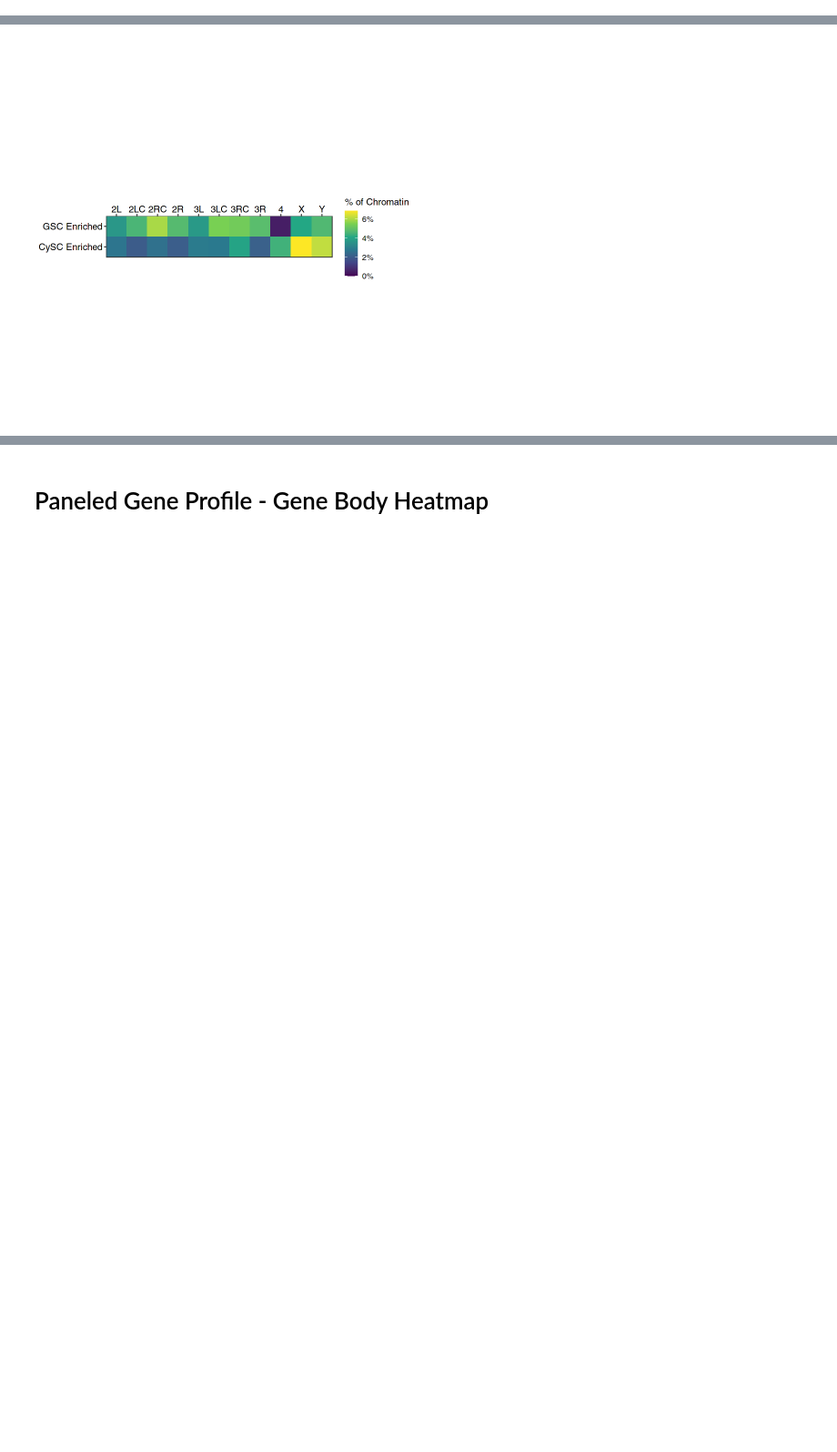
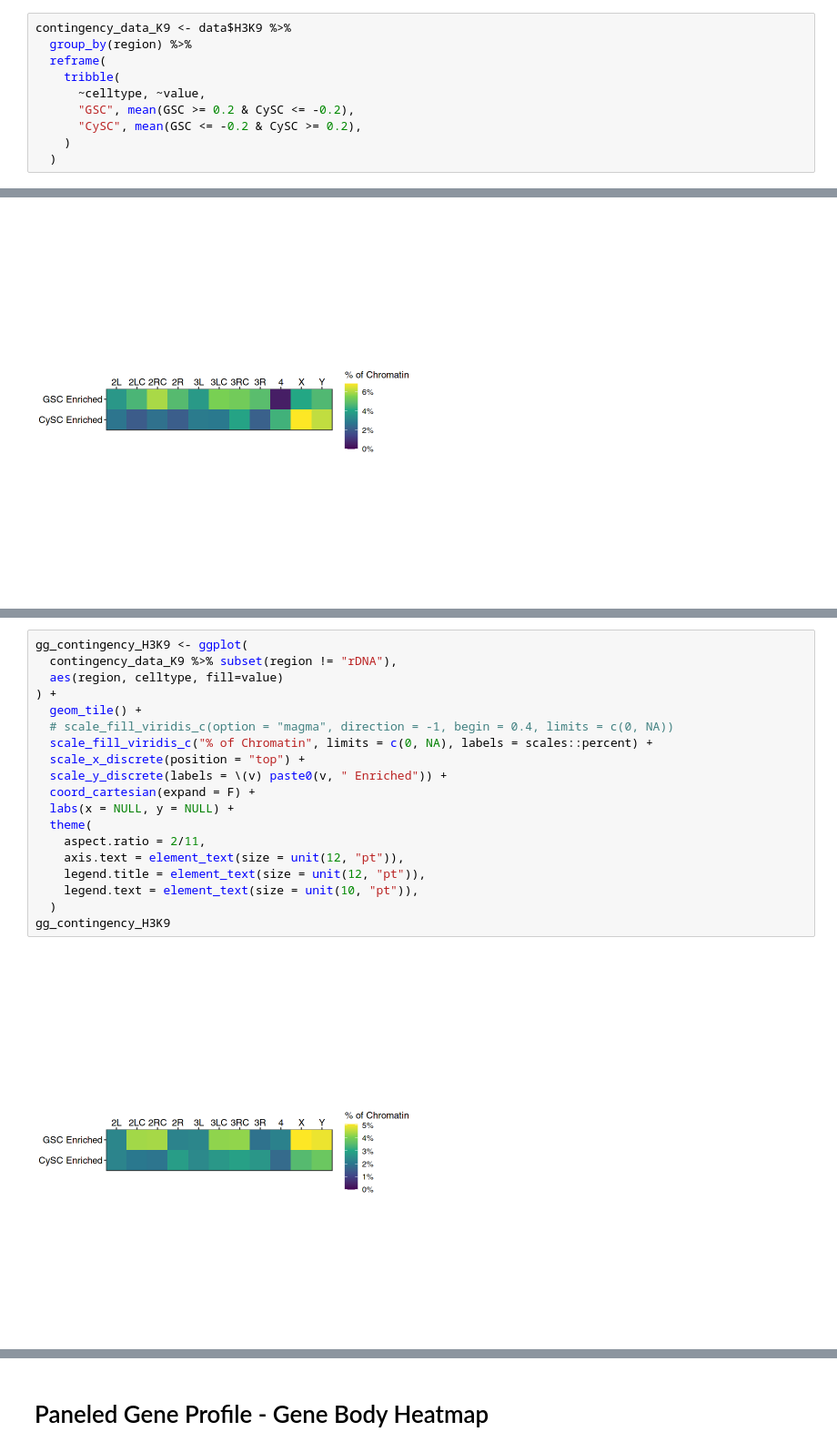
Before and after one commit to ringw/Upd-Germline-Genomics, a Jupyter notebook: illustrations/HistoneCodeRelativeEnrichment.ipynb, the cells around one changed output, grey strips where cells are left out. Shown at 91% size. Drawn from its saved outputs; the diff is of its cells as text; blank space fills up the shorter version.

```diff
--- a/illustrations/HistoneCodeRelativeEnrichment.ipynb
+++ b/illustrations/HistoneCodeRelativeEnrichment.ipynb
@@ -897,6 +853,16 @@ contingency_data_K27 <- data$H3K27 %>%
       "CySC", mean(GSC <= -0.2 & CySC >= 0.2),
     )
   )
+# %%
+contingency_data_K9 <- data$H3K9 %>%
+  group_by(region) %>%
+  reframe(
+    tribble(
+      ~celltype, ~value,
+      "GSC", mean(GSC >= 0.2 & CySC <= -0.2),
+      "CySC", mean(GSC <= -0.2 & CySC >= 0.2),
+    )
+  )
 # %%
 print(
   chromatin_L2FC_K4 <-
@@ -1186,0 +1173,21 @@ print(gg_association_H3K27)
+# %%
+gg_contingency_H3K9 <- ggplot(
+  contingency_data_K9 %>% subset(region != "rDNA"),
+  aes(region, celltype, fill=value)
+) +
+  geom_tile() +
+  # scale_fill_viridis_c(option = "magma", direction = -1, begin = 0.4, limits = c(0, NA))
+  scale_fill_viridis_c("% of Chromatin", limits = c(0, NA), labels = scales::percent) +
+  scale_x_discrete(position = "top") +
+  scale_y_discrete(labels = \(v) paste0(v, " Enriched")) +
+  coord_cartesian(expand = F) +
+  labs(x = NULL, y = NULL) +
+  theme(
+    aspect.ratio = 2/11,
+    axis.text = element_text(size = unit(12, "pt")),
+    legend.title = element_text(size = unit(12, "pt")),
+    legend.text = element_text(size = unit(10, "pt")),
+  )
+gg_contingency_H3K9
+# %% [output]
+[figure, added]
```
Also changed, not shown: parts of 16 cells of this notebook.
